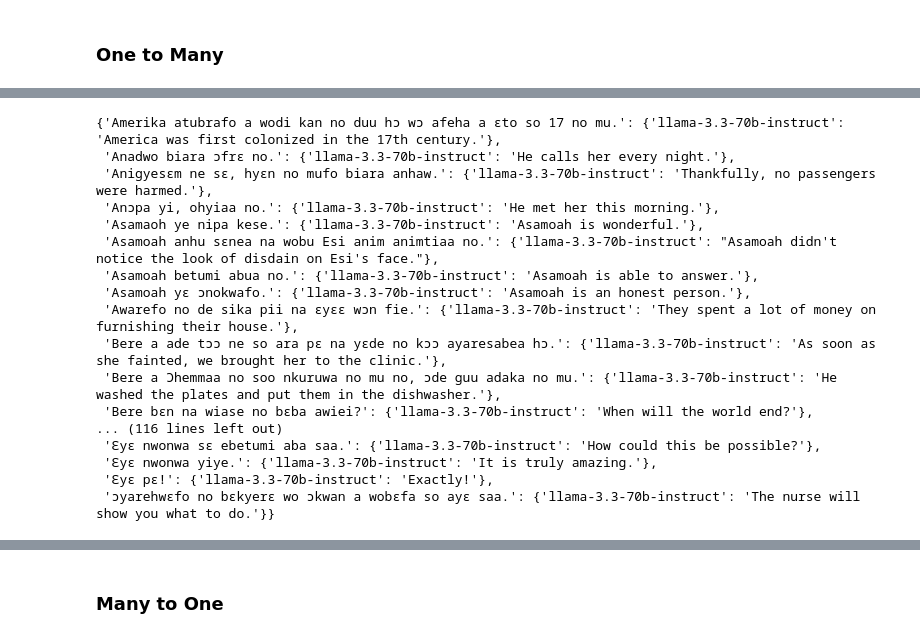
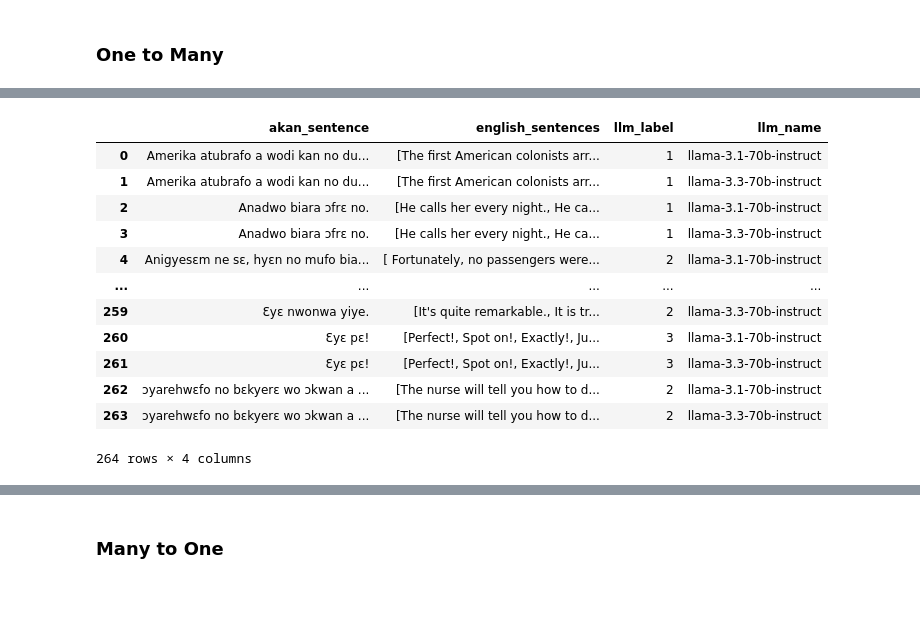
Before and after one commit to Brinkley97/comp-express-mt, a Jupyter notebook: notebook_experiments/llm_text_generation.ipynb, the cells around one changed output, grey strips where cells are left out. Cells and saved outputs as stored; diff of their text form; code cells hidden in the pictures; blank space fills up the shorter version.

Commit message:
feat: Experiment A with Zero-Shot Promp

```diff
--- a/notebook_experiments/llm_text_generation.ipynb
+++ b/notebook_experiments/llm_text_generation.ipynb
@@ -120,31 +121,34 @@ Values: ['Wokyerɛɛ yɛn saa.', 'Nea wokyerɛɛ yɛn ara no no.', 'Saa ara na w
 ## Initialize Models + Propmt Models
 # %%
 tgmf = TextGenerationModelFactory
-# llama_31_70b_instruct = tgmf.create_instance('llama-3.1-70b-instruct')
+llama_31_70b_instruct = tgmf.create_instance('llama-3.1-70b-instruct')
 llama_33_70b_instruct = tgmf.create_instance('llama-3.3-70b-instruct')
-# models = [llama_31_70b_instruct, llama_33_70b_instruct]
-models = [llama_33_70b_instruct]
+models = [llama_31_70b_instruct, llama_33_70b_instruct]
+# models = [llama_33_70b_instruct]
+# %%
+zero_shot_prompt = ZeroShotPrompt
 # %%
-def generate_data(prompt: str, models: list) -> list:
-    model_outputs = {}
-
-    # print(f"prompt:\t{prompt}")
-    for model in models:
-
-        model_output = model.generate(prompt)
-        model_outputs[model.model_name] = model_output
-    return model_outputs
+def generate_data(prompt: str, model):
+    model_output = model.generate(prompt)
+    # model_outputs[model.model_name] = model_output
+    return int(model_output)
 # %% [markdown]
 ### One to Many
 # %%
 idx = 0
-direct_llm_selection = {}
+results = []
 for key, value in tqdm(akan_one_to_eng_many_mappings.items()):
     # print(f"Key: {key}")
     # print(f"\tIndex: {value}")
 
-    prompt = f"You are a linguist that knows both Akan and English languages. I need you to take this Akan sentence: '{key}'alone without surrounding context and translate it to one of the following English sentences: '{value}'. Do NOT generate anything other than the best English sentence that fits the English sentence."
-    generated_data = generate_data(prompt, models)
-    # print(f"\tGenerated: {generated_data}\n")
-    direct_llm_selection[key] = (generated_data)
-    akan_one_to_eng_many_mappings[key].append(generated_data)
+    prompt = zero_shot_prompt.get_base_prompt(key, value)
+    if idx == 0:
+        print(f"Prompt: {prompt}")
+        idx = idx + 1
+
+    for model in models:
+        llm_result = generate_data(prompt, model)
+        # print(f"Model: {model.__name__()}\tGenerated: {llm_result}\n")
+        result = (key, value, llm_result, model.__name__())
+        results.append(result)
+results
@@ -151,20 +185,17 @@ for key, value in tqdm(akan_one_to_eng_many_mappings.items()):
 # %%
-direct_llm_selection
+zero_shot_df = pd.DataFrame(results, columns=['akan_sentence', 'english_sentences', 'llm_label', 'llm_name'])
+zero_shot_df
 # %% [output]
+|  | akan_sentence | english_sentences | llm_label | llm_name |
+| 0 | Amerika atubrafo a wodi kan no du... | [The first American colonists arr... | 1 | llama-3.1-70b-instruct |
+| 1 | Amerika atubrafo a wodi kan no du... | [The first American colonists arr... | 1 | llama-3.3-70b-instruct |
+| 2 | Anadwo biara ɔfrɛ no. | [He calls her every night., He ca... | 1 | llama-3.1-70b-instruct |
+| 3 | Anadwo biara ɔfrɛ no. | [He calls her every night., He ca... | 1 | llama-3.3-70b-instruct |
+| 4 | Anigyesɛm ne sɛ, hyɛn no mufo bia... | [ Fortunately, no passengers were... | 2 | llama-3.1-70b-instruct |
+| ... | ... | ... | ... | ... |
+| 259 | Ɛyɛ nwonwa yiye. | [It's quite remarkable., It is tr... | 2 | llama-3.3-70b-instruct |
+| 260 | Ɛyɛ pɛ! | [Perfect!, Spot on!, Exactly!, Ju... | 3 | llama-3.1-70b-instruct |
+| 261 | Ɛyɛ pɛ! | [Perfect!, Spot on!, Exactly!, Ju... | 3 | llama-3.3-70b-instruct |
+| 262 | ɔyarehwɛfo no bɛkyerɛ wo ɔkwan a ... | [The nurse will tell you how to d... | 2 | llama-3.1-70b-instruct |
+| 263 | ɔyarehwɛfo no bɛkyerɛ wo ɔkwan a ... | [The nurse will tell you how to d... | 2 | llama-3.3-70b-instruct |
-{'Amerika atubrafo a wodi kan no duu hɔ wɔ afeha a ɛto so 17 no mu.': {'llama-3.3-70b-instruct': 'America was first colonized in the 17th century.'},
- 'Anadwo biara ɔfrɛ no.': {'llama-3.3-70b-instruct': 'He calls her every night.'},
- 'Anigyesɛm ne sɛ, hyɛn no mufo biara anhaw.': {'llama-3.3-70b-instruct': 'Thankfully, no passengers were harmed.'},
- 'Anɔpa yi, ohyiaa no.': {'llama-3.3-70b-instruct': 'He met her this morning.'},
- 'Asamaoh ye nipa kese.': {'llama-3.3-70b-instruct': 'Asamoah is wonderful.'},
- 'Asamoah anhu sɛnea na wobu Esi anim animtiaa no.': {'llama-3.3-70b-instruct': "Asamoah didn't notice the look of disdain on Esi's face."},
- 'Asamoah betumi abua no.': {'llama-3.3-70b-instruct': 'Asamoah is able to answer.'},
- 'Asamoah yɛ ɔnokwafo.': {'llama-3.3-70b-instruct': 'Asamoah is an honest person.'},
- 'Awarefo no de sika pii na ɛyɛɛ wɔn fie.': {'llama-3.3-70b-instruct': 'They spent a lot of money on furnishing their house.'},
- 'Bere a ade tɔɔ ne so ara pɛ na yɛde no kɔɔ ayaresabea hɔ.': {'llama-3.3-70b-instruct': 'As soon as she fainted, we brought her to the clinic.'},
- 'Bere a Ɔhemmaa no soo nkuruwa no mu no, ɔde guu adaka no mu.': {'llama-3.3-70b-instruct': 'He washed the plates and put them in the dishwasher.'},
- 'Bere bɛn na wiase no bɛba awiei?': {'llama-3.3-70b-instruct': 'When will the world end?'},
-... (116 lines left out)
- 'Ɛyɛ nwonwa sɛ ebetumi aba saa.': {'llama-3.3-70b-instruct': 'How could this be possible?'},
- 'Ɛyɛ nwonwa yiye.': {'llama-3.3-70b-instruct': 'It is truly amazing.'},
- 'Ɛyɛ pɛ!': {'llama-3.3-70b-instruct': 'Exactly!'},
- 'ɔyarehwɛfo no bɛkyerɛ wo ɔkwan a wobɛfa so ayɛ saa.': {'llama-3.3-70b-instruct': 'The nurse will show you what to do.'}}
+264 rows × 4 columns
```
Also changed, not shown: parts of 6 cells of this notebook, 3 other files.
